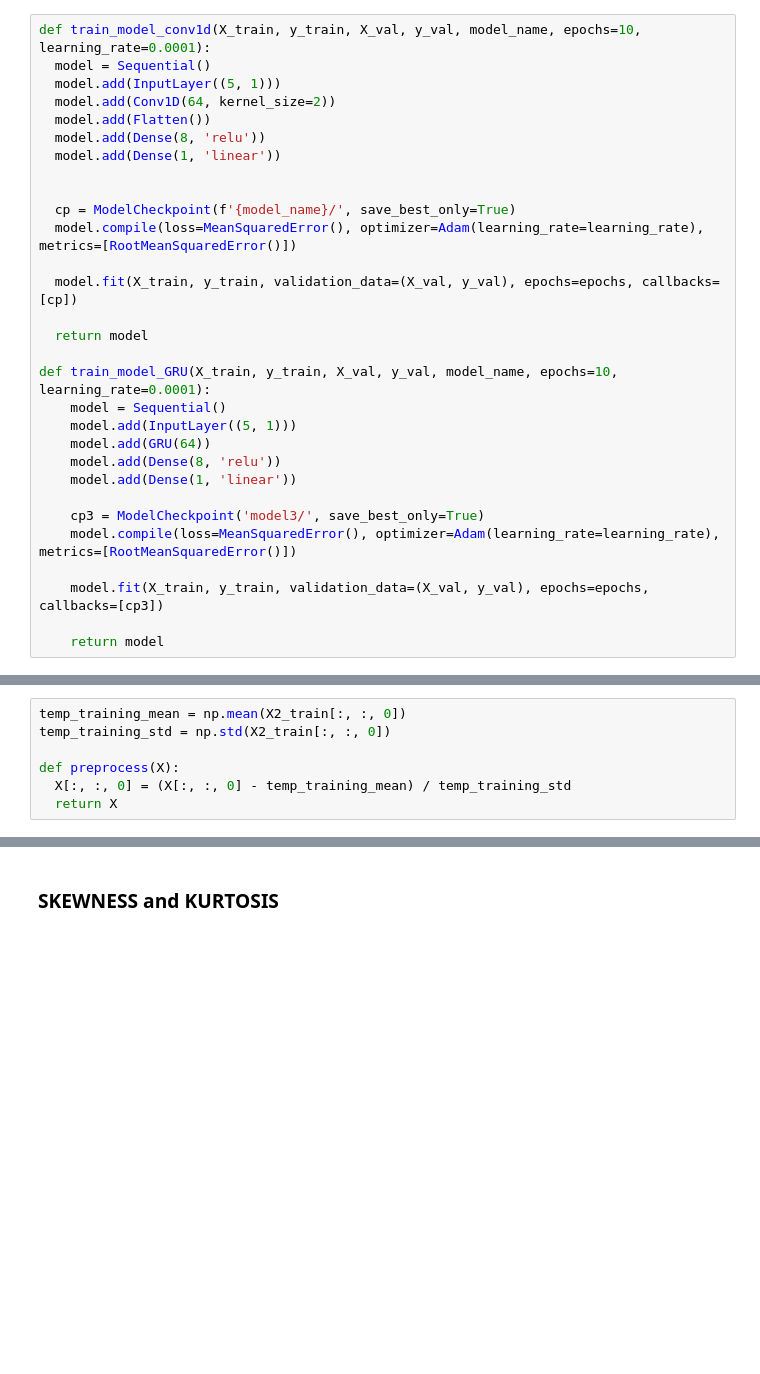
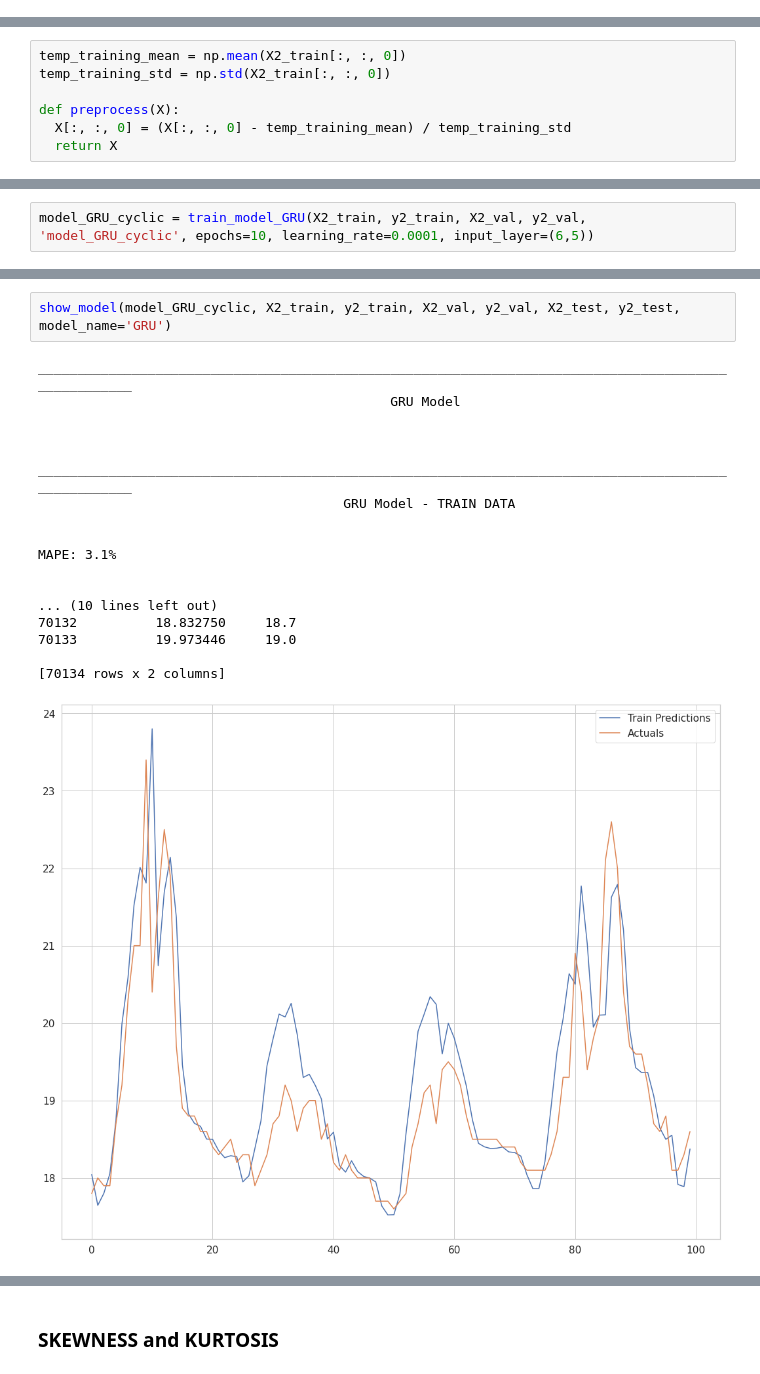
Before and after one commit to paulobueno90/LSTM-GRU-Conv1d-timeseries-forecast, a Jupyter notebook: temperature_time_series_forecasting_notebook.ipynb, the cells around one changed output, grey strips where cells are left out. Drawn from its saved outputs; the diff is of its cells as text; blank space fills up the shorter version.

```diff
--- a/temperature_time_series_forecasting_notebook.ipynb
+++ b/temperature_time_series_forecasting_notebook.ipynb
@@ -496,30 +483,0 @@ def plot_predictions1(model, X, y, start=0, end=100):
-# %%
-def train_model_conv1d(X_train, y_train, X_val, y_val, model_name, epochs=10, learning_rate=0.0001):
-  model = Sequential()
-  model.add(InputLayer((5, 1)))
-  model.add(Conv1D(64, kernel_size=2))
-  model.add(Flatten())
-  model.add(Dense(8, 'relu'))
-  model.add(Dense(1, 'linear'))
-
-
-  cp = ModelCheckpoint(f'{model_name}/', save_best_only=True)
-  model.compile(loss=MeanSquaredError(), optimizer=Adam(learning_rate=learning_rate), metrics=[RootMeanSquaredError()])
-
-  model.fit(X_train, y_train, validation_data=(X_val, y_val), epochs=epochs, callbacks=[cp])
-
-  return model
-
-def train_model_GRU(X_train, y_train, X_val, y_val, model_name, epochs=10, learning_rate=0.0001):
-    model = Sequential()
-    model.add(InputLayer((5, 1)))
-    model.add(GRU(64))
-    model.add(Dense(8, 'relu'))
-    model.add(Dense(1, 'linear'))
-
-    cp3 = ModelCheckpoint('model3/', save_best_only=True)
-    model.compile(loss=MeanSquaredError(), optimizer=Adam(learning_rate=learning_rate), metrics=[RootMeanSquaredError()])
-
-    model.fit(X_train, y_train, validation_data=(X_val, y_val), epochs=epochs, callbacks=[cp3])
-
-    return model
@@ -835,0 +704,2 @@ plot_predictions1(test_model, X_test1, y_test1)
+# %%
+model_GRU_cyclic = train_model_GRU(X2_train, y2_train, X2_val, y2_val, 'model_GRU_cyclic', epochs=10, learning_rate=0.0001, input_layer=(6,5))
@@ -835,0 +723,21 @@ plot_predictions1(test_model, X_test1, y_test1)
+# %%
+show_model(model_GRU_cyclic, X2_train, y2_train, X2_val, y2_val, X2_test, y2_test, model_name='GRU')
+# %% [output]
+____________________________________________________________________________________________________
+                                             GRU Model
+
+
+
+____________________________________________________________________________________________________
+                                       GRU Model - TRAIN DATA
+
+
+MAPE: 3.1%
+
+
+... (10 lines left out)
+70132          18.832750     18.7
+70133          19.973446     19.0
+
+[70134 rows x 2 columns]
+[figure, added]
```
Also changed, not shown: parts of 48 cells of this notebook.
